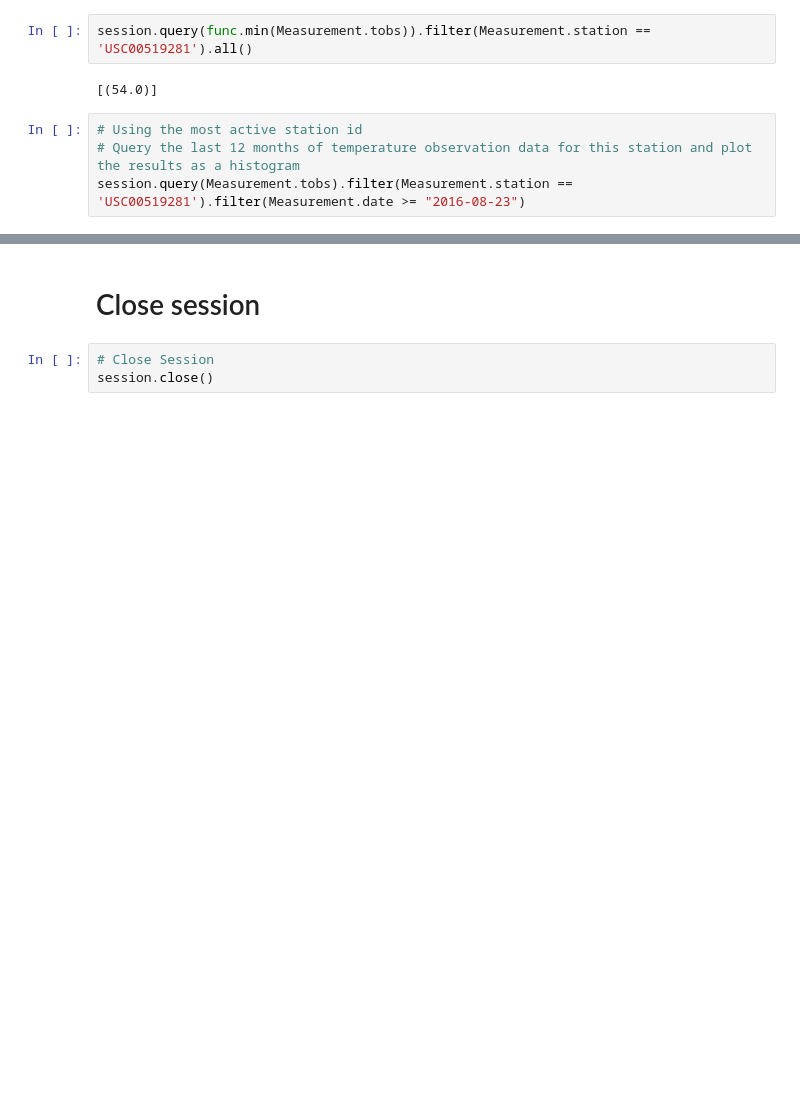
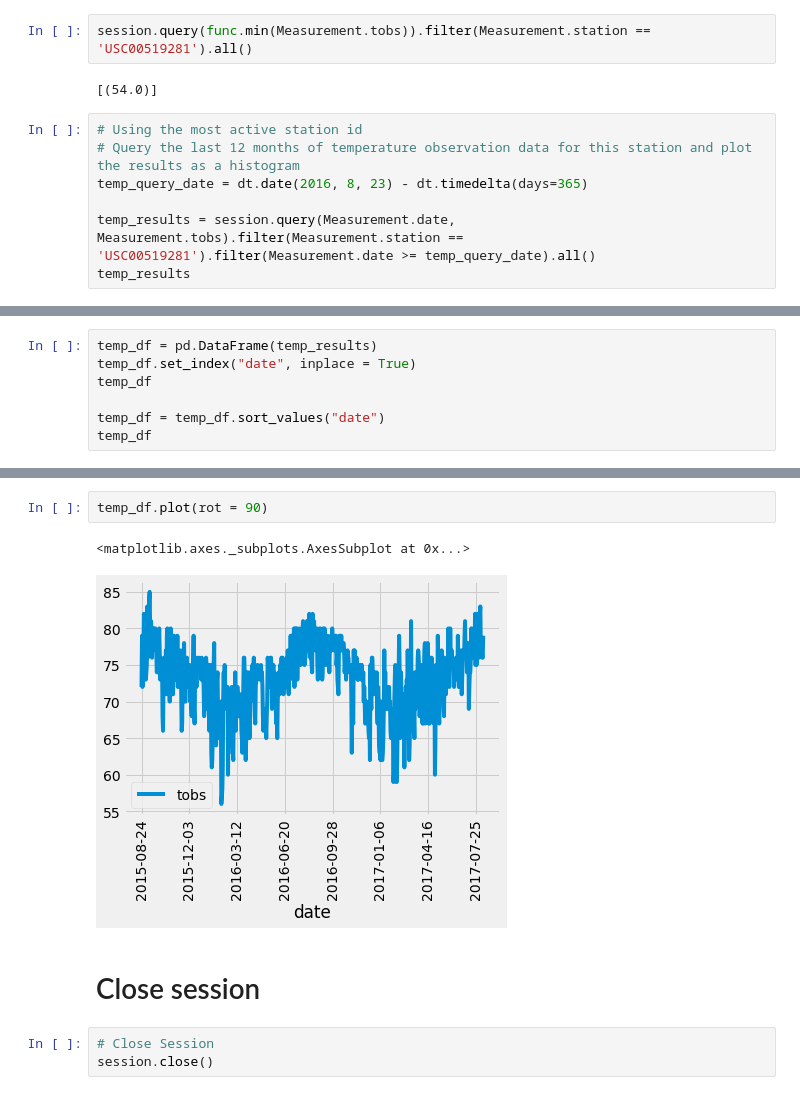
Before and after one commit to brianjsmith18/sqlalchemy-challenge, a Jupyter notebook: climate_starter.ipynb, the cells around one changed output, grey strips where cells are left out. Cells and saved outputs as stored; diff of their text form; blank space fills up the shorter version.

```diff
--- a/climate_starter.ipynb
+++ b/climate_starter.ipynb
@@ -136,5 +136,8 @@ session.query(func.min(Measurement.tobs)).filter(Measurement.station == 'USC0051
 # %%
 # Using the most active station id
 # Query the last 12 months of temperature observation data for this station and plot the results as a histogram
-session.query(Measurement.tobs).filter(Measurement.station == 'USC00519281').filter(Measurement.date >= "2016-08-23")
+temp_query_date = dt.date(2016, 8, 23) - dt.timedelta(days=365)
+
+temp_results = session.query(Measurement.date, Measurement.tobs).filter(Measurement.station == 'USC00519281').filter(Measurement.date >= temp_query_date).all()
+temp_results
 # %% [output]
@@ -141,0 +161,7 @@ session.query(Measurement.tobs).filter(Measurement.station == 'USC00519281').fil
+# %%
+temp_df = pd.DataFrame(temp_results)
+temp_df.set_index("date", inplace = True)
+temp_df
+
+temp_df = temp_df.sort_values("date")
+temp_df
@@ -142,3 +183,8 @@ session.query(Measurement.tobs).filter(Measurement.station == 'USC00519281').fil
+# %%
+temp_df.plot(rot = 90)
+# %% [output]
+<matplotlib.axes._subplots.AxesSubplot at 0x...>
+[figure, added]
 # %% [markdown]
 # Close session
 # %%
```
Also changed, not shown: parts of 2 cells of this notebook.
